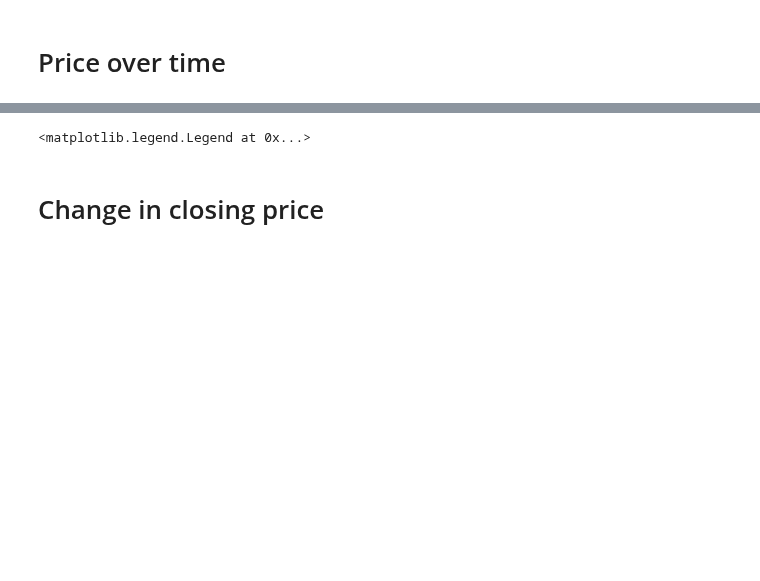
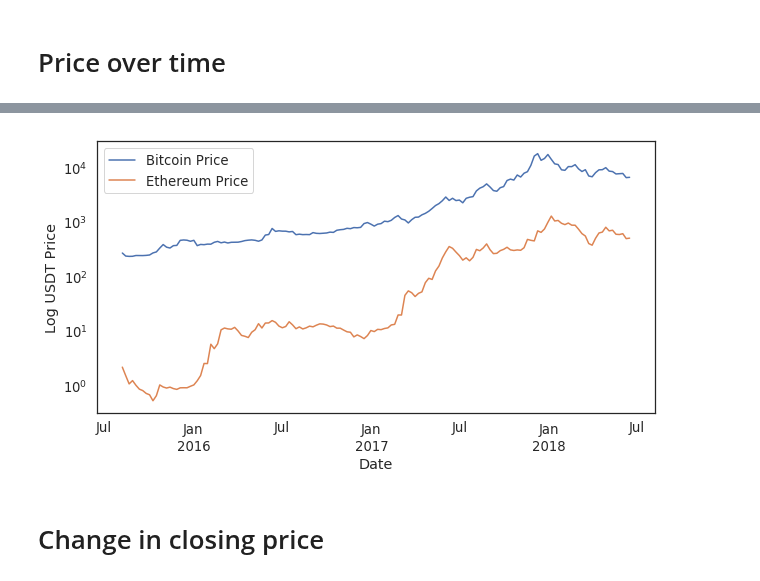
Before and after one commit to JeroenSchmidt/Udacity-Machine-Learning-Nano-Degree, a Jupyter notebook: Projects/projects for submission/capstone/analysis/Ticker Data Analysis.ipynb, the cells around one changed output, grey strips where cells are left out. Cells and saved outputs as stored; diff of their text form; code cells hidden in the pictures; blank space fills up the shorter version.

```diff
--- a/Projects/projects for submission/capstone/analysis/Ticker Data Analysis.ipynb
+++ b/Projects/projects for submission/capstone/analysis/Ticker Data Analysis.ipynb
@@ -92,8 +123,13 @@ ax.legend(["Ethereum Price","Bitcoin Price"])
 # %%
-%matplotlib notebook
-ax = ticker_data.plot(y=["Close_eth","Close_btc"],logy=True)
-ax.set_title("Log USDT Price for Etherium and Bitcoin")
+%matplotlib inline
+
+fig, ax = plt.subplots(figsize=(10,5))
+ax = ticker_data.plot(y=["Close_btc","Close_eth"],logy=True,ax=ax)
+#ax.set_title("Log USDT Price for Etherium and Bitcoin")
 ax.set_xlabel("Date")
 ax.set_ylabel("Log USDT Price")
-ax.legend(["Ethereum Price","Bitcoin Price"])
+ax.legend(["Bitcoin Price","Ethereum Price"])
+
+sns.set(font_scale=1.2)
+sns.set_style("white")
 # %% [output]
@@ -102,4 +136,4 @@ ax.legend(["Ethereum Price","Bitcoin Price"])
-<matplotlib.legend.Legend at 0x...>
+[figure, added]
 # %% [markdown]
 # Change in closing price
 # %%
```
Also changed, not shown: parts of 15 cells of this notebook, 16 other files.
